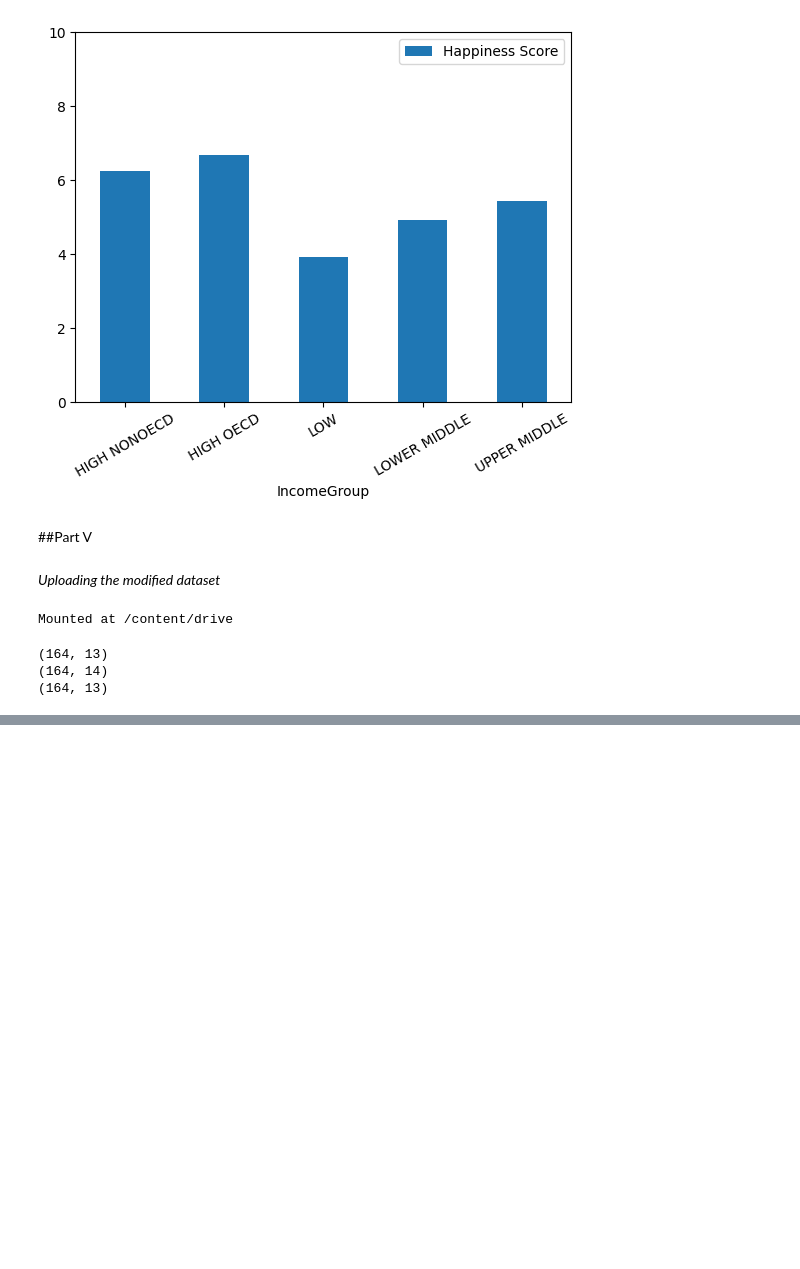
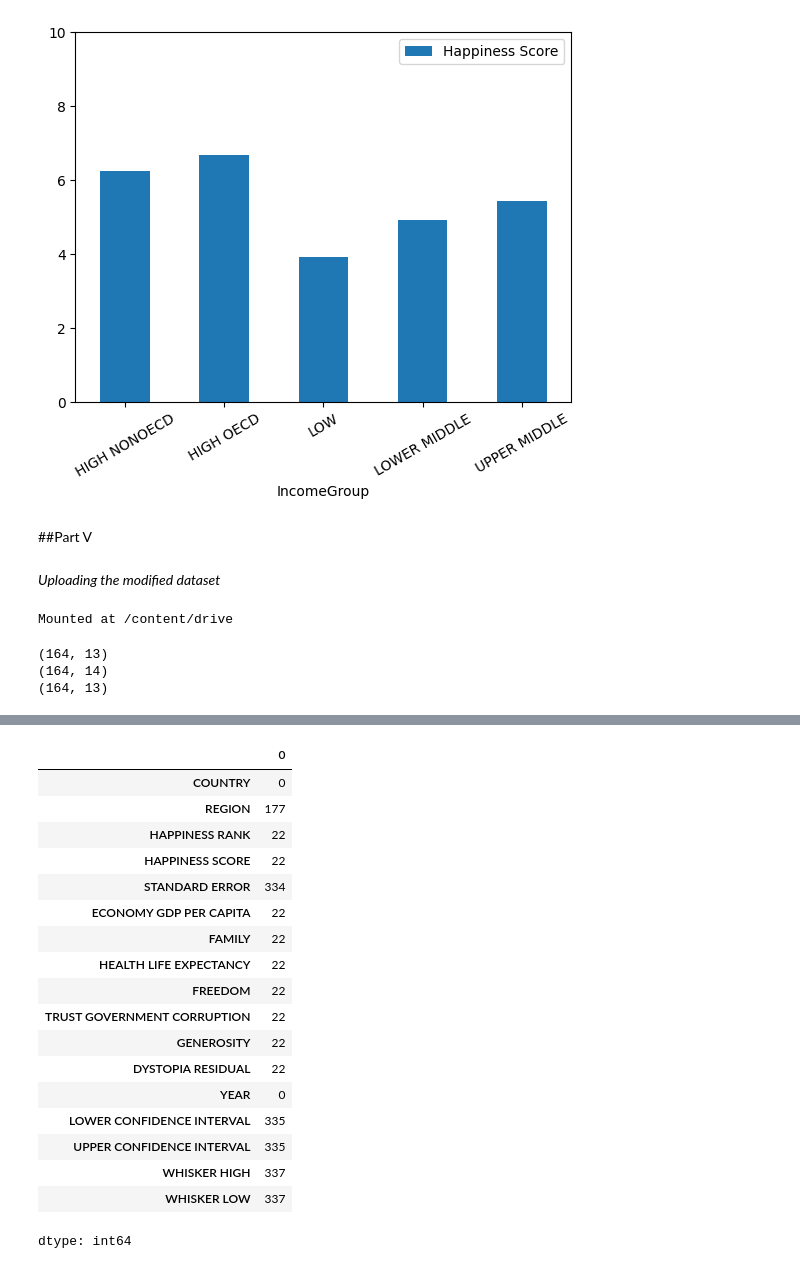
Before and after one commit to Krzesimir13/DataQuest, a Jupyter notebook: world_happiness.ipynb, the cells around one changed output, grey strips where cells are left out. Drawn from its saved outputs; the diff is of its cells as text; code cells hidden in the pictures; blank space fills up the shorter version.

```diff
--- a/world_happiness.ipynb
+++ b/world_happiness.ipynb
@@ -848,0 +876,24 @@ print(happiness2017.shape)
+# %%
+combined = pd.concat([happiness2015, happiness2016, happiness2017], ignore_index=True)
+missing = combined.isna().sum()
+missing
+# %% [output]
+|  | 0 |
+| COUNTRY | 0 |
+| REGION | 177 |
+| HAPPINESS RANK | 22 |
+| HAPPINESS SCORE | 22 |
+| STANDARD ERROR | 334 |
+| ECONOMY GDP PER CAPITA | 22 |
+| FAMILY | 22 |
+| HEALTH LIFE EXPECTANCY | 22 |
+| FREEDOM | 22 |
+| TRUST GOVERNMENT CORRUPTION | 22 |
+| GENEROSITY | 22 |
+| DYSTOPIA RESIDUAL | 22 |
+| YEAR | 0 |
+| LOWER CONFIDENCE INTERVAL | 335 |
+| UPPER CONFIDENCE INTERVAL | 335 |
+| WHISKER HIGH | 337 |
+| WHISKER LOW | 337 |
+dtype: int64
```
Also changed, not shown: parts of 24 cells of this notebook.
